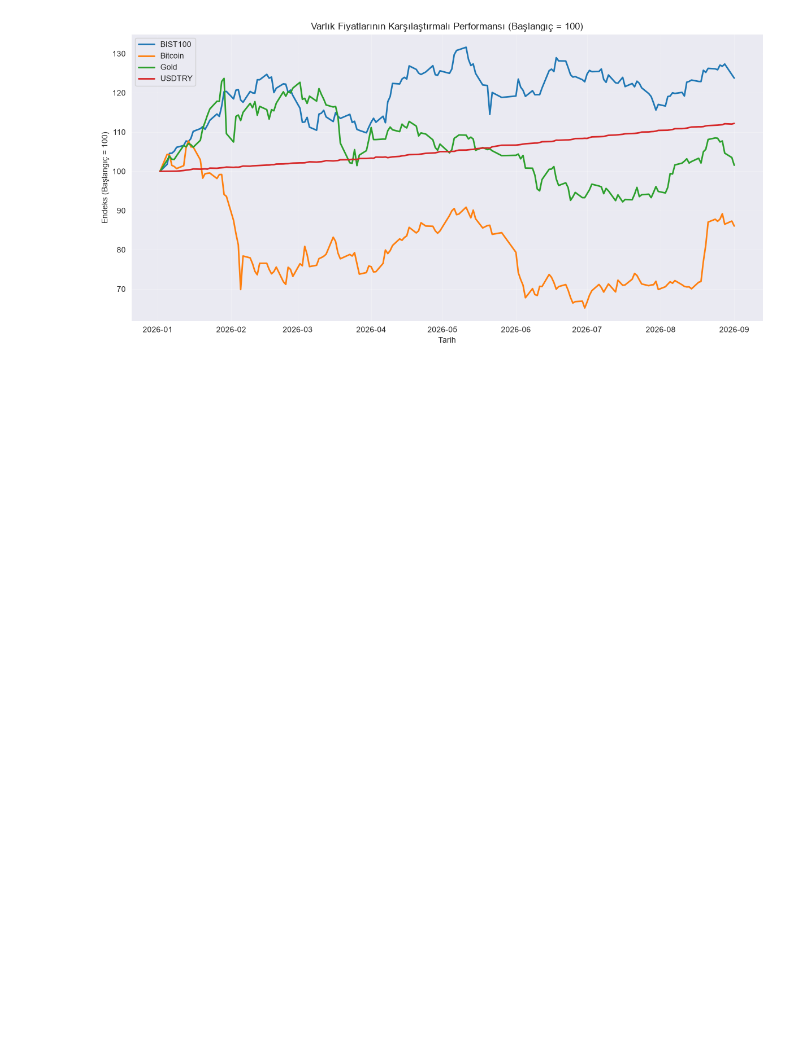
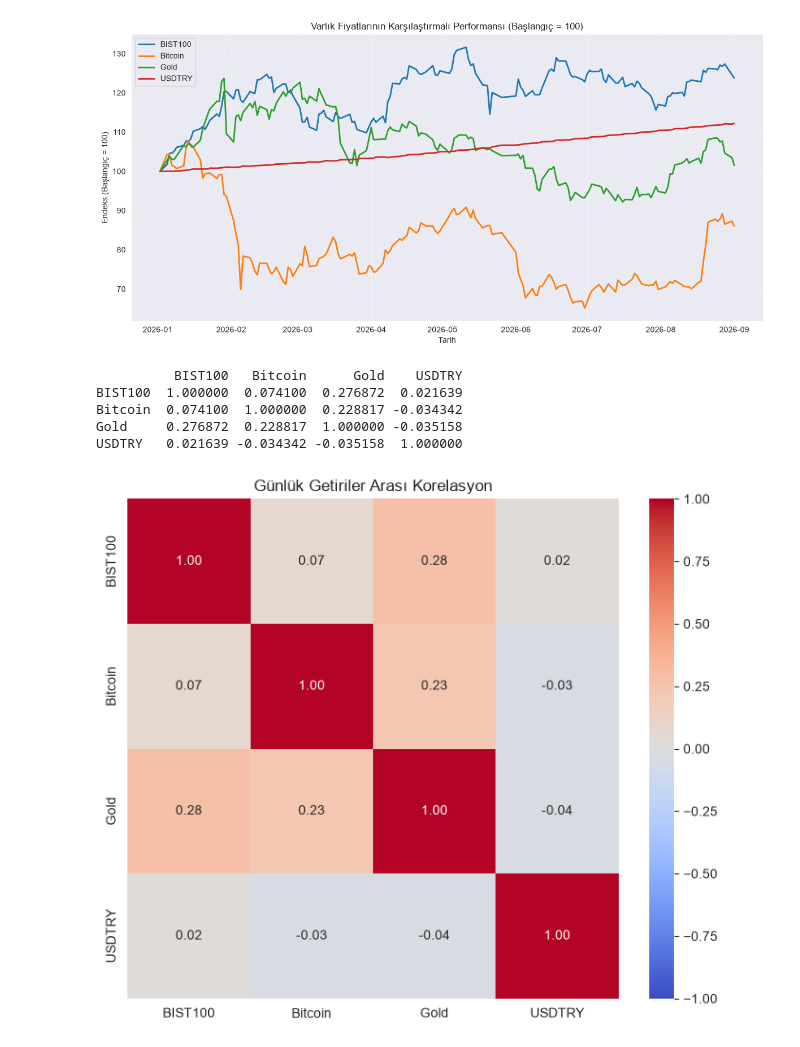
Before and after one commit to Buse04/financial-market-analysis, a Jupyter notebook: notebooks/analiz.ipynb, the cells around one changed output. Saved outputs shown, nothing was run; the diff lists cells and outputs as text; code cells hidden in the pictures; blank space fills up the shorter version.

```diff
--- a/notebooks/analiz.ipynb
+++ b/notebooks/analiz.ipynb
@@ -72,3 +72,21 @@ plt.savefig('../outputs/fiyat_trendleri.png', dpi=150)
 plt.show()
 # %% [output]
 [figure]
+# %%
+returns = df[assets].pct_change().dropna()
+corr = returns.corr()
+print(corr)
+
+plt.figure(figsize=(7, 6))
+sns.heatmap(corr, annot=True, cmap='coolwarm', center=0, vmin=-1, vmax=1, fmt='.2f')
+plt.title('Günlük Getiriler Arası Korelasyon')
+plt.tight_layout()
+plt.savefig('../outputs/korelasyon_heatmap.png', dpi=150)
+plt.show()
+# %% [output]
+          BIST100   Bitcoin      Gold    USDTRY
+BIST100  1.000000  0.074100  0.276872  0.021639
+Bitcoin  0.074100  1.000000  0.228817 -0.034342
+Gold     0.276872  0.228817  1.000000 -0.035158
+USDTRY   0.021639 -0.034342 -0.035158  1.000000
+[figure, added]
```
